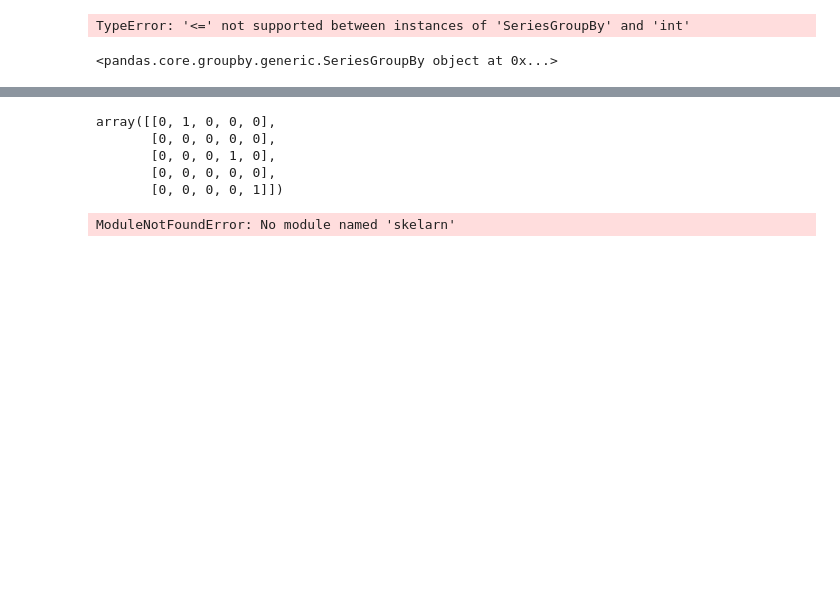
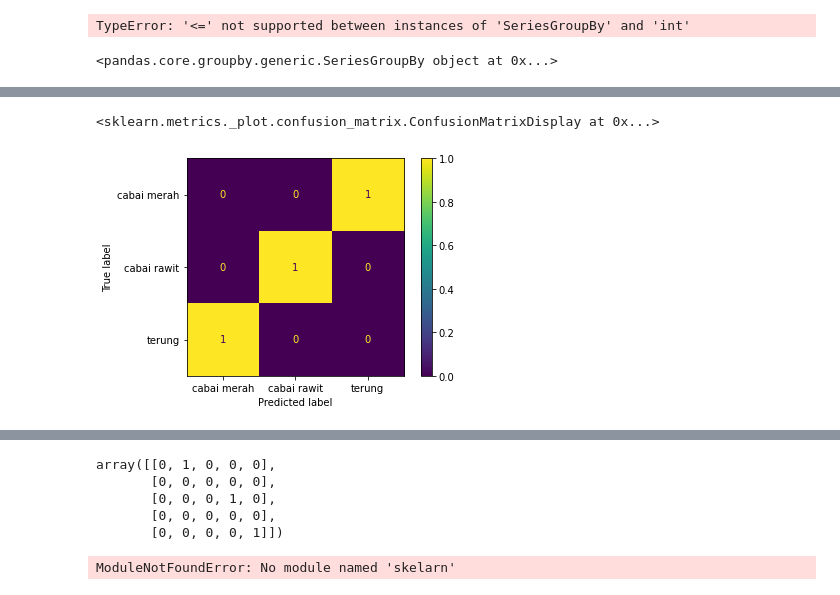
Before and after one commit to fhrzn/dss-hortikultura, a Jupyter notebook: notebook/confusion-matrix-confuse-tenan.ipynb, the cells around one changed output, grey strips where cells are left out. Saved outputs shown, nothing was run; the diff lists cells and outputs as text; code cells hidden in the pictures; blank space fills up the shorter version.

```diff
--- a/notebook/confusion-matrix-confuse-tenan.ipynb
+++ b/notebook/confusion-matrix-confuse-tenan.ipynb
@@ -84,0 +101,5 @@ y_true = ["Bawang Merah", "Cabai Merah", "Terung"]
+# %%
+ConfusionMatrixDisplay(confusion_matrix(y_true, y_pred), display_labels=labels).plot()
+# %% [output]
+<sklearn.metrics._plot.confusion_matrix.ConfusionMatrixDisplay at 0x...>
+[figure, added]
```
Also changed, not shown: parts of 22 cells of this notebook, 7 other files.
